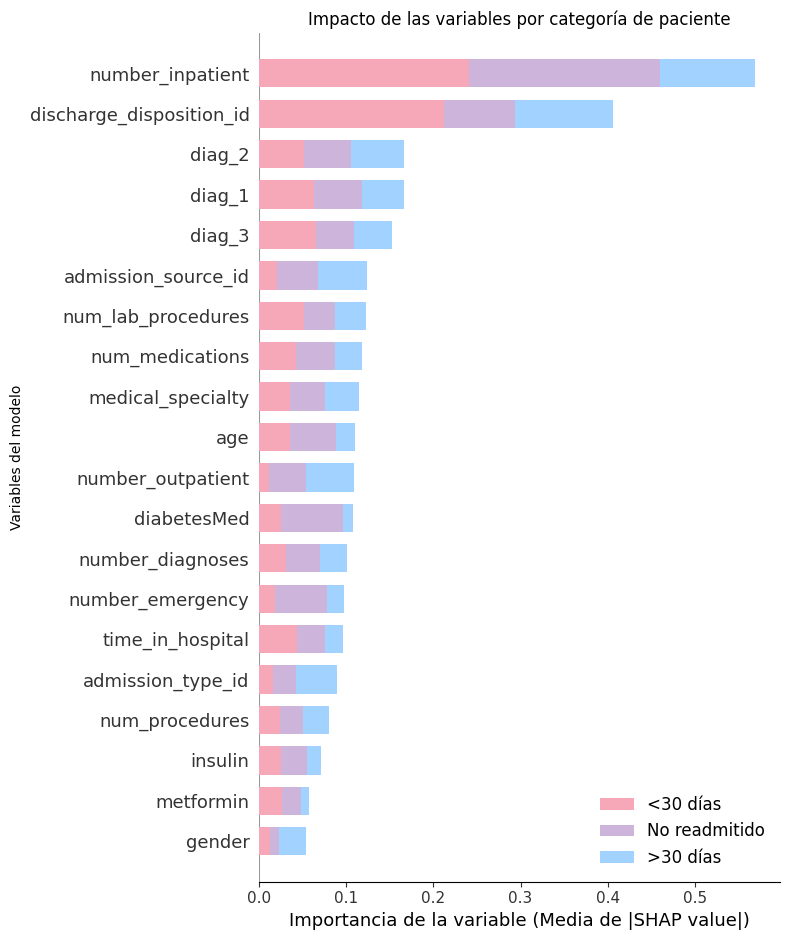
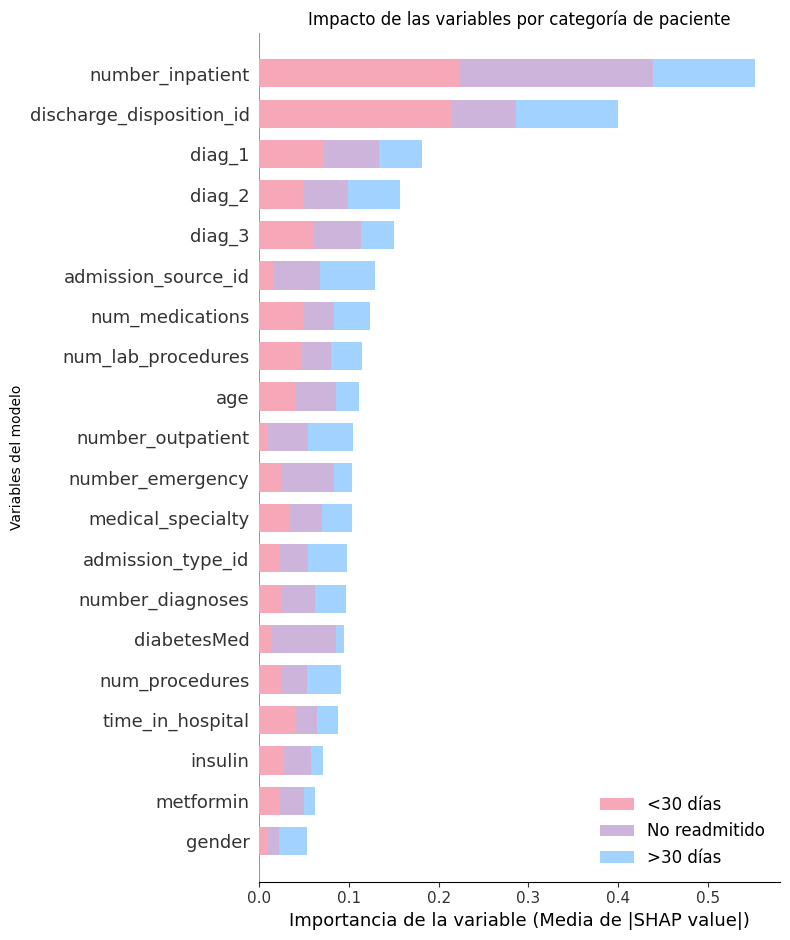
Unified diff of the notebook cell whose output changed from the first chart to the second:
--- before
+++ after
@@ -15,6 +15,4 @@
 plt.ylabel("Variables del modelo")
 plt.title("Impacto de las variables por categoría de paciente")
-
 plt.tight_layout()
-plt.savefig("../visualizacion_problematicas/shap_bar.png")
 plt.show()

Commit: Semillas corregidas